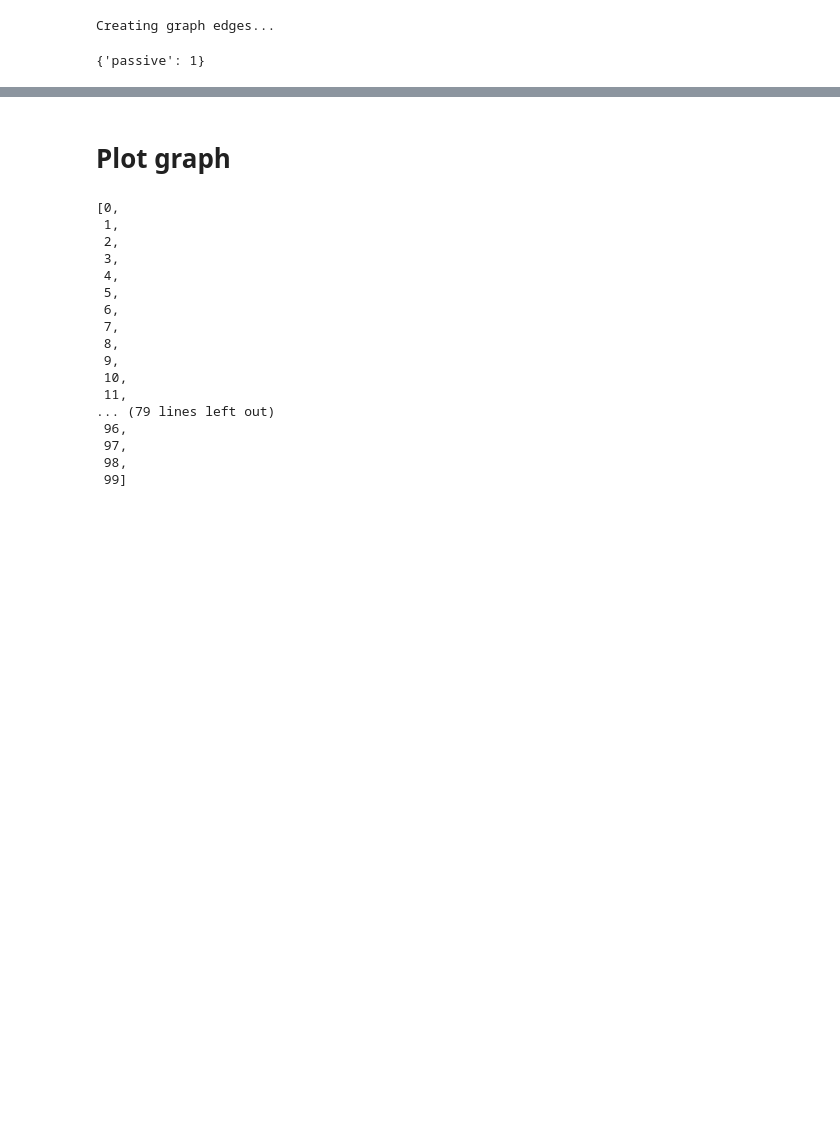
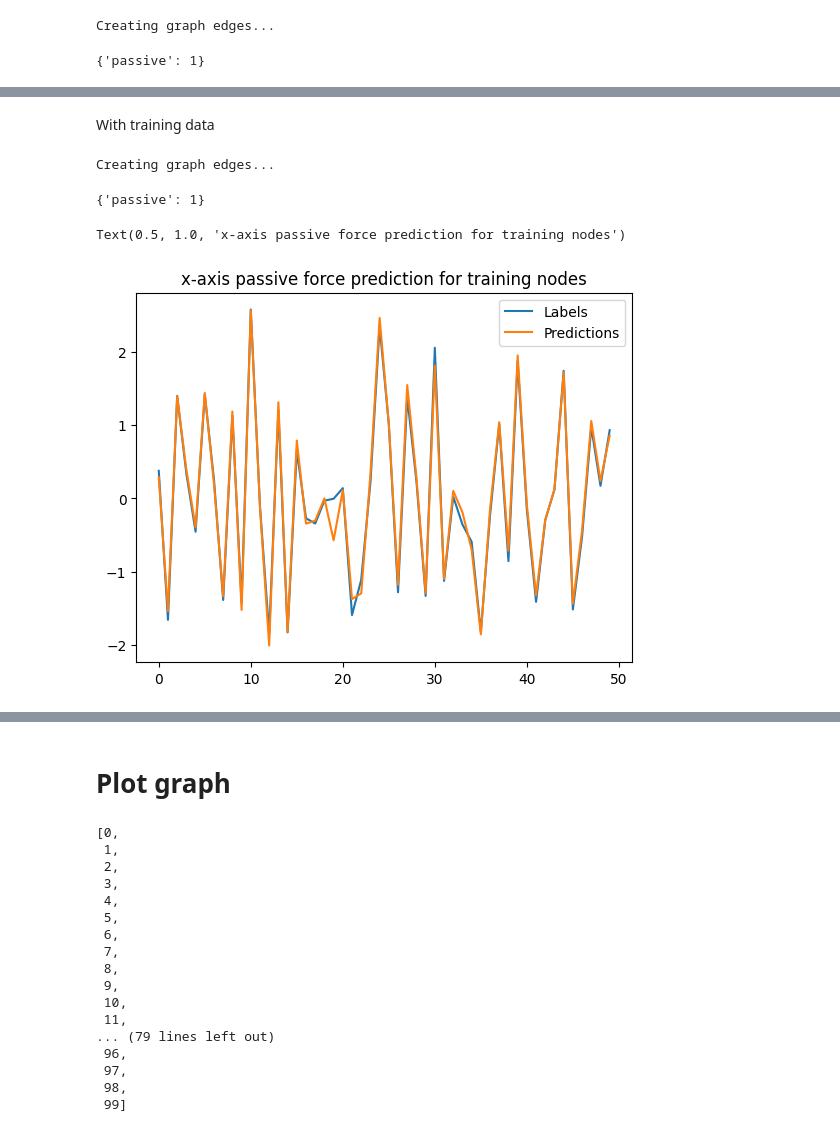
Before and after one commit to Phistian/exjobb, a Jupyter notebook: miguel/training/clean_training_3.ipynb, the cells around one changed output, grey strips where cells are left out. Cells and saved outputs as stored; diff of their text form; code cells hidden in the pictures; blank space fills up the shorter version.

```diff
--- a/miguel/training/clean_training_3.ipynb
+++ b/miguel/training/clean_training_3.ipynb
@@ -724,0 +747,32 @@ Text(0.5, 1.0, 'x-axis active force prediction for validation nodes')
+# %% [markdown]
+With training data
+# %%
+full_test_graph = custom_graphE(
+    train_nodesdf[:100], ["orientation", "centroid-0", "centroid-1"], radius=global_search_radius, output_type='nodes', box_len=1
+)
+centroid_0, centroid_1, orientation, distances, adj_mtx = extract_graph(full_test_graph)
+
+v = [
+    np.expand_dims(full_test_graph[0][0], 0),
+    np.expand_dims(full_test_graph[0][1], 0),
+    np.expand_dims(full_test_graph[0][2], 0),
+    np.expand_dims(full_test_graph[0][3], 0),
+]
+
+output = np.array(model(v))[0]
+solutions = full_test_graph[1][0]
+scales
+# %% [output]
+Creating graph edges...
+{'passive': 1}
+# %%
+
+plt.plot(solutions[:50, 2])
+plt.plot(output[:50,2])
+plt.legend(["Labels", "Predictions"])
+plt.plot()
+plt.title("x-axis passive force prediction for training nodes")
+#plt.plot(output[:,1]*5)
+# %% [output]
+Text(0.5, 1.0, 'x-axis passive force prediction for training nodes')
+[figure, added]
```
Also changed, not shown: parts of 15 cells of this notebook.
